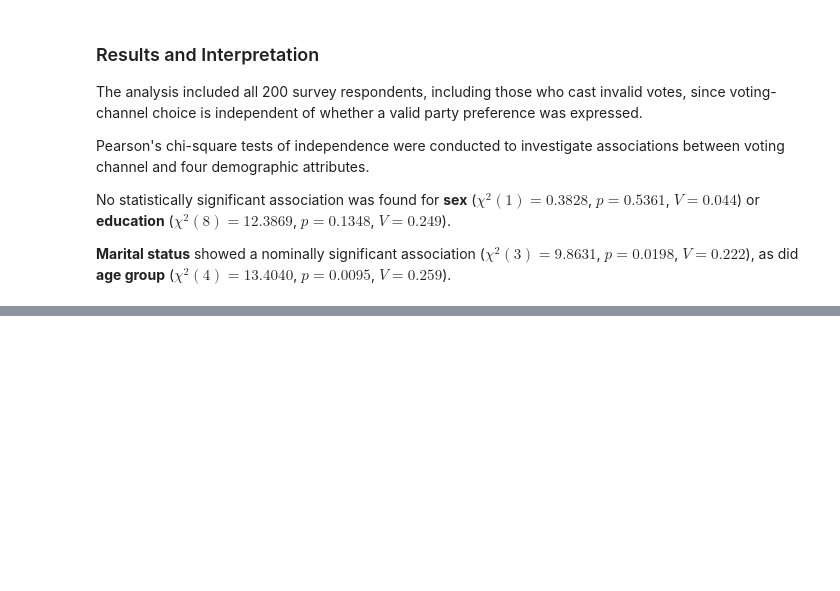
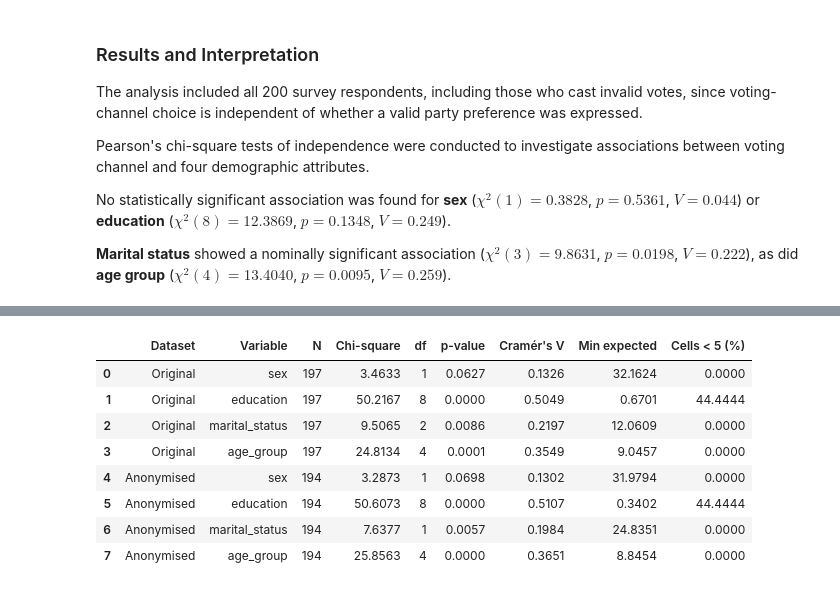
Before and after one commit to askeneye/SecurityPrivacy_FinalProject, a Jupyter notebook: notebooks/eda_analysis.ipynb, the cells around one changed output, grey strips where cells are left out. Cells and saved outputs as stored; diff of their text form; code cells hidden in the pictures; blank space fills up the shorter version.

```diff
--- a/notebooks/eda_analysis.ipynb
+++ b/notebooks/eda_analysis.ipynb
@@ -1190,0 +1384,66 @@ No statistically significant association was found for **sex** ($\chi^2(1)=0.382
+# %%
+marital_mapping = {
+    "Married": "Ever married",
+    "Divorced": "Ever married",
+    "Widowed": "Ever married",
+    "Never married": "Never married"
+}
+
+original_B["marital_status"] = (
+    original_B["marital_status"]
+    .replace(marital_mapping)
+)
+# %%
+demographics = ["sex", "education", "marital_status", "age_group"]
+
+datasets_B = {
+    "Original": original_B,
+    "Anonymised": anonymous_B
+}
+
+results_B_comparison = []
+
+for dataset_name, df in datasets_B.items():
+
+    for col in demographics:
+
+        table = pd.crosstab(df[col], df["party"])
+
+        chi2, p, dof, expected = chi2_contingency(
+            table,
+            correction=False
+)
+
+        n = table.to_numpy().sum()
+        r, c = table.shape
+
+        cramers_v = np.sqrt(
+            chi2 / (n * min(r - 1, c - 1))
+        )
+
+        results_B_comparison.append({
+            "Dataset": dataset_name,
+            "Variable": col,
+            "N": n,
+            "Chi-square": chi2,
+            "df": dof,
+            "p-value": p,
+            "Cramér's V": cramers_v,
+            "Min expected": expected.min(),
+            "Cells < 5 (%)": (expected < 5).mean() * 100
+        })
+
+results_B_comparison = pd.DataFrame(results_B_comparison)
+
+
+display(results_B_comparison.round(4))
+# %% [output]
+|  | Dataset | Variable | N | Chi-square | df | p-value | Cramér's V | Min expected | Cells < 5 (%) |
+| 0 | Original | sex | 197 | 3.4633 | 1 | 0.0627 | 0.1326 | 32.1624 | 0.0000 |
+| 1 | Original | education | 197 | 50.2167 | 8 | 0.0000 | 0.5049 | 0.6701 | 44.4444 |
+| 2 | Original | marital_status | 197 | 9.5065 | 2 | 0.0086 | 0.2197 | 12.0609 | 0.0000 |
+| 3 | Original | age_group | 197 | 24.8134 | 4 | 0.0001 | 0.3549 | 9.0457 | 0.0000 |
+| 4 | Anonymised | sex | 194 | 3.2873 | 1 | 0.0698 | 0.1302 | 31.9794 | 0.0000 |
+| 5 | Anonymised | education | 194 | 50.6073 | 8 | 0.0000 | 0.5107 | 0.3402 | 44.4444 |
+| 6 | Anonymised | marital_status | 194 | 7.6377 | 1 | 0.0057 | 0.1984 | 24.8351 | 0.0000 |
+| 7 | Anonymised | age_group | 194 | 25.8563 | 4 | 0.0000 | 0.3651 | 8.8454 | 0.0000 |
```
Also changed, not shown: parts of 19 cells of this notebook.
